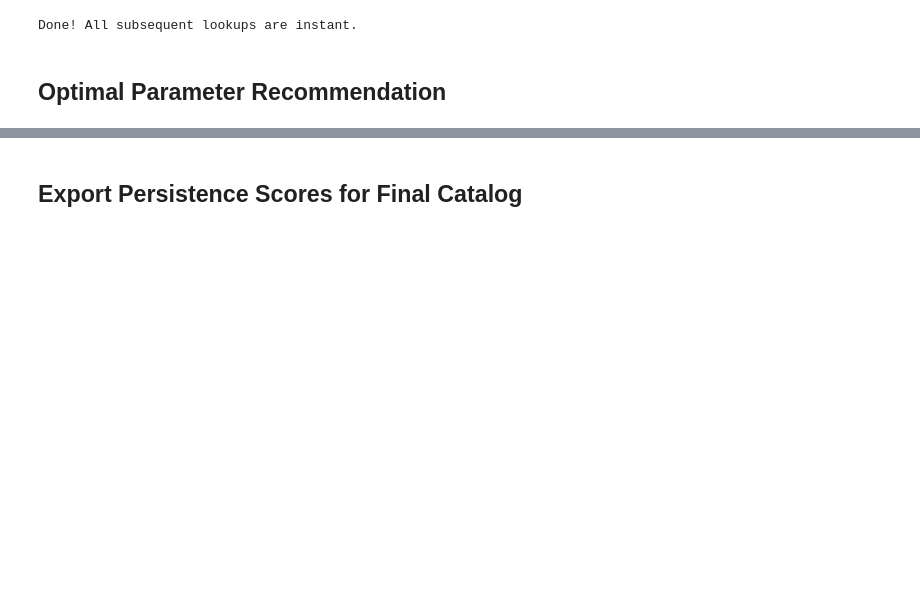
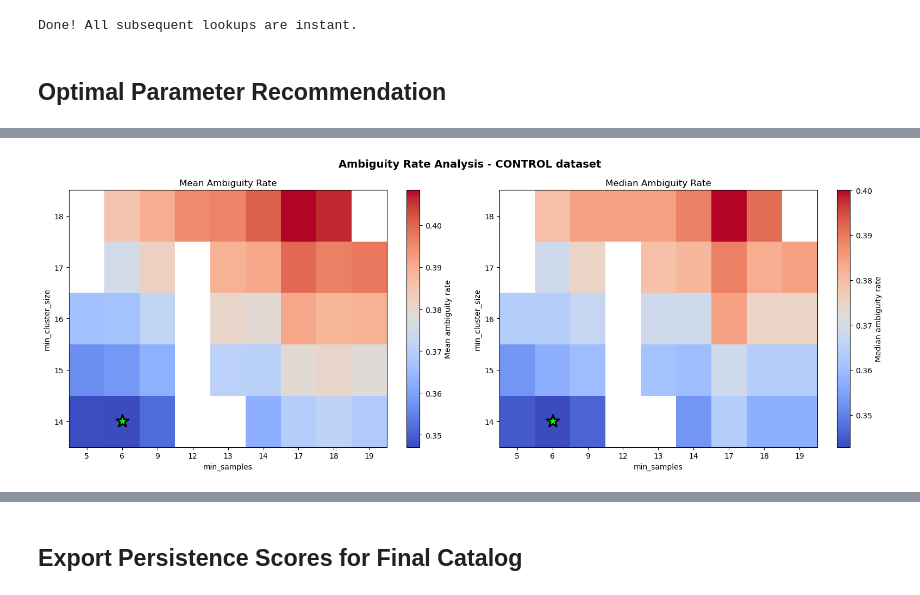
Before and after one commit to stuartmcalpine/manticore_posterior_clusters, a Jupyter notebook: notebooks/parameter_persistence.ipynb, the cells around one changed output, grey strips where cells are left out. Cells and saved outputs as stored; diff of their text form; code cells hidden in the pictures; blank space fills up the shorter version.

```diff
--- a/notebooks/parameter_persistence.ipynb
+++ b/notebooks/parameter_persistence.ipynb
@@ -398,0 +411,86 @@ Best by absolute: mcs=13, ms=10 -> n_robust=195, n_clusters=3416
+# %%
+# Compute mean and median ambiguity rates for each parameter setting
+ambiguity_stats = {}
+
+for params, clusters in runs.items():
+    ambiguity_rates = [c['ambiguity_rate'] for c in clusters.values() if not np.isnan(c['ambiguity_rate'])]
+    if len(ambiguity_rates) > 0:
+        ambiguity_stats[params] = {
+            'mean': np.mean(ambiguity_rates),
+            'median': np.median(ambiguity_rates),
+            'n_clusters': len(ambiguity_rates)
+        }
+    else:
+        ambiguity_stats[params] = {
+            'mean': np.nan,
+            'median': np.nan,
+            'n_clusters': 0
+        }
+
+# Build 2D grids for ambiguity rates
+mean_ambiguity_grid = np.full((len(mcs_values), len(ms_values)), np.nan)
+median_ambiguity_grid = np.full((len(mcs_values), len(ms_values)), np.nan)
+
+for (mcs, ms), stats in ambiguity_stats.items():
+    if (mcs, ms) in param_scores:  # Only include non-degenerate runs
+        i = mcs_values.index(mcs)
+        j = ms_values.index(ms)
+        mean_ambiguity_grid[i, j] = stats['mean']
+        median_ambiguity_grid[i, j] = stats['median']
+
+fig, axes = plt.subplots(1, 2, figsize=(16, 6))
+fig.suptitle(f"Ambiguity Rate Analysis - {DATASET.upper()} dataset", fontsize=14, fontweight='bold')
+
+# Left: Mean ambiguity rate
+ax = axes[0]
+im = ax.imshow(mean_ambiguity_grid, cmap='coolwarm', aspect='auto', origin='lower')
+ax.set_xticks(range(len(ms_values)))
+ax.set_xticklabels(ms_values)
+ax.set_yticks(range(len(mcs_values)))
+ax.set_yticklabels(mcs_values)
+ax.set_xlabel('min_samples')
+ax.set_ylabel('min_cluster_size')
+ax.set_title('Mean Ambiguity Rate')
+cbar = plt.colorbar(im, ax=ax)
+cbar.set_label('Mean ambiguity rate')
+
+# Mark lowest mean ambiguity
+valid_mean = {k: v['mean'] for k, v in ambiguity_stats.items() if k in param_scores and not np.isnan(v['mean'])}
+if valid_mean:
+    best_mean = min(valid_mean.keys(), key=lambda p: valid_mean[p])
+    best_i = mcs_values.index(best_mean[0])
+    best_j = ms_values.index(best_mean[1])
+    ax.scatter(best_j, best_i, marker='*', s=300, c='lime', edgecolors='black', linewidths=2)
+
+# Right: Median ambiguity rate
+ax = axes[1]
+im = ax.imshow(median_ambiguity_grid, cmap='coolwarm', aspect='auto', origin='lower')
+ax.set_xticks(range(len(ms_values)))
+ax.set_xticklabels(ms_values)
+ax.set_yticks(range(len(mcs_values)))
+ax.set_yticklabels(mcs_values)
+ax.set_xlabel('min_samples')
+ax.set_ylabel('min_cluster_size')
+ax.set_title('Median Ambiguity Rate')
+cbar = plt.colorbar(im, ax=ax)
+cbar.set_label('Median ambiguity rate')
+
+# Mark lowest median ambiguity
+valid_median = {k: v['median'] for k, v in ambiguity_stats.items() if k in param_scores and not np.isnan(v['median'])}
+if valid_median:
+    best_median = min(valid_median.keys(), key=lambda p: valid_median[p])
+    best_i = mcs_values.index(best_median[0])
+    best_j = ms_values.index(best_median[1])
+    ax.scatter(best_j, best_i, marker='*', s=300, c='lime', edgecolors='black', linewidths=2)
+
+plt.tight_layout()
+plt.show()
+
+print(f"\nAmbiguity Rate Summary ({DATASET} dataset):")
+print(f"  Lower ambiguity = cleaner cluster assignments (fewer conflicts per realization)")
+if valid_mean:
+    print(f"  Lowest mean ambiguity: mcs={best_mean[0]}, ms={best_mean[1]} -> {valid_mean[best_mean]:.3f}")
+if valid_median:
+    print(f"  Lowest median ambiguity: mcs={best_median[0]}, ms={best_median[1]} -> {valid_median[best_median]:.3f}")
+# %% [output]
+[figure, added]
```
Also changed, not shown: parts of 6 cells of this notebook, 5 other files.
